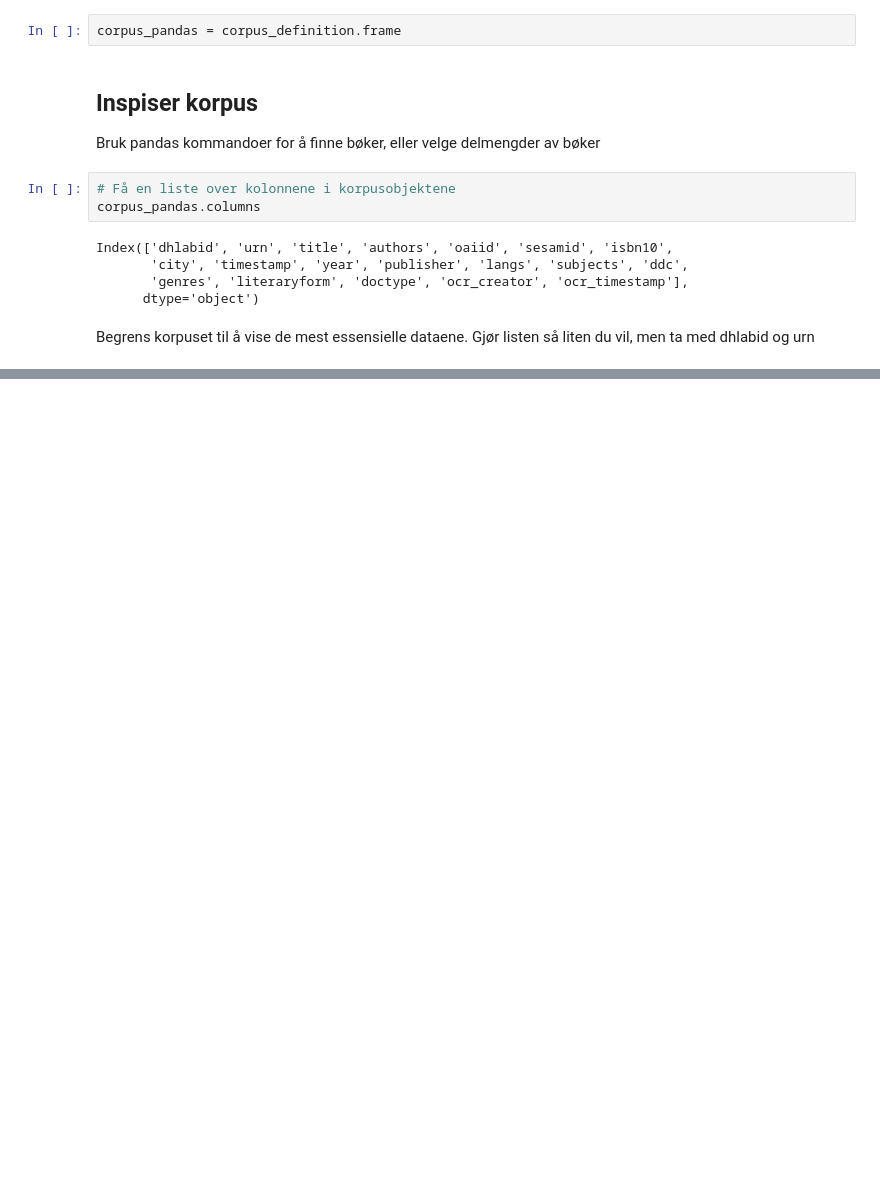
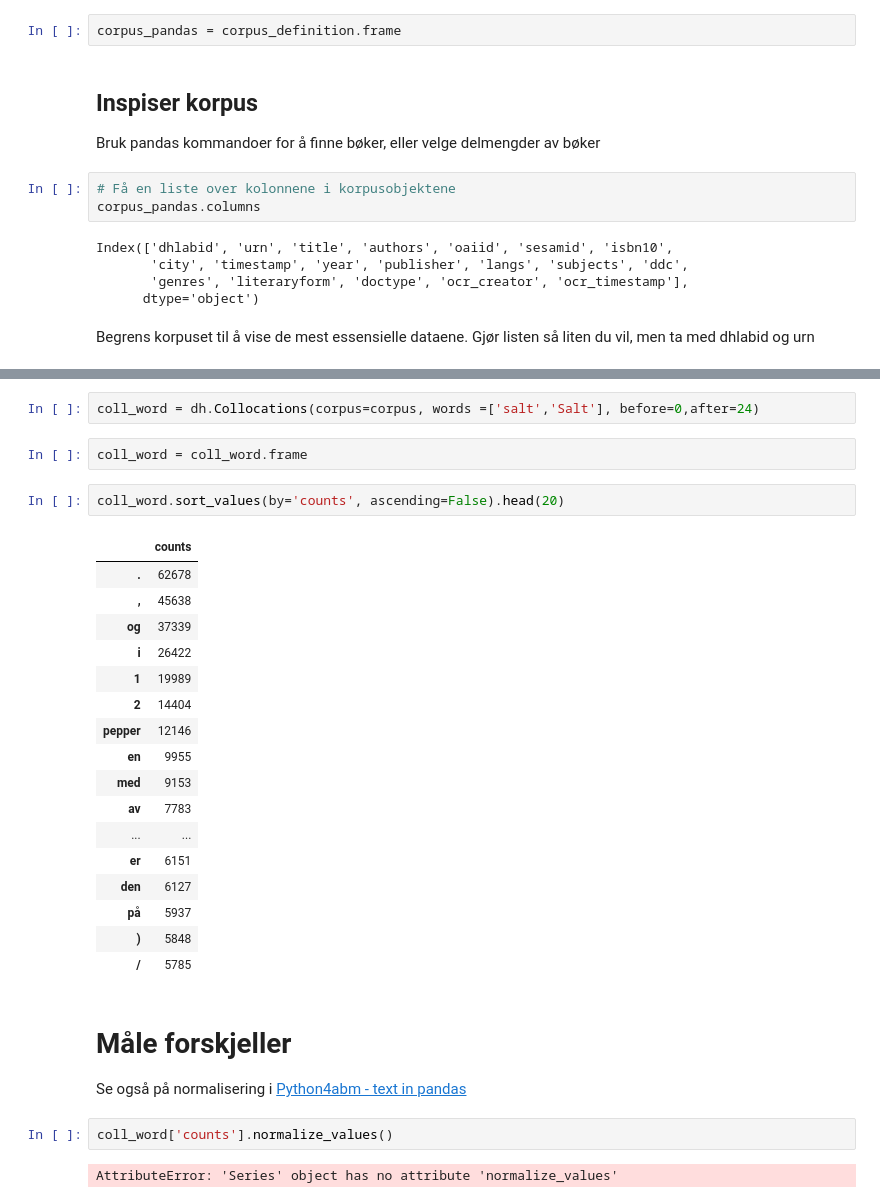
Before and after one commit to Yoonsen/DHKO, a Jupyter notebook: DHKO2024.ipynb, the cells around one changed output, grey strips where cells are left out. Cells and saved outputs as stored; diff of their text form; blank space fills up the shorter version.

```diff
--- a/DHKO2024.ipynb
+++ b/DHKO2024.ipynb
@@ -70,0 +140,32 @@ corpus.head(5)
+# %%
+coll_word = dh.Collocations(corpus=corpus, words =['salt','Salt'], before=0,after=24)
+# %%
+coll_word = coll_word.frame
+# %%
+coll_word.sort_values(by='counts', ascending=False).head(20)
+# %% [output]
+|  | counts |
+| . | 62678 |
+| , | 45638 |
+| og | 37339 |
+| i | 26422 |
+| 1 | 19989 |
+| 2 | 14404 |
+| pepper | 12146 |
+| en | 9955 |
+| med | 9153 |
+| av | 7783 |
+| ... | ... |
+| er | 6151 |
+| den | 6127 |
+| på | 5937 |
+| ) | 5848 |
+| / | 5785 |
+# %% [markdown]
+# Måle forskjeller
+
+Se også på normalisering i [Python4abm - text in pandas](https://mich123prem.github.io/python4abm/kapittel8.html#analyse-av-kolonner-med-tekst)
+# %%
+coll_word['counts'].normalize_values()
+# %% [output]
+AttributeError: 'Series' object has no attribute 'normalize_values'
```
Also changed, not shown: parts of 20 cells of this notebook, 2 other files.
